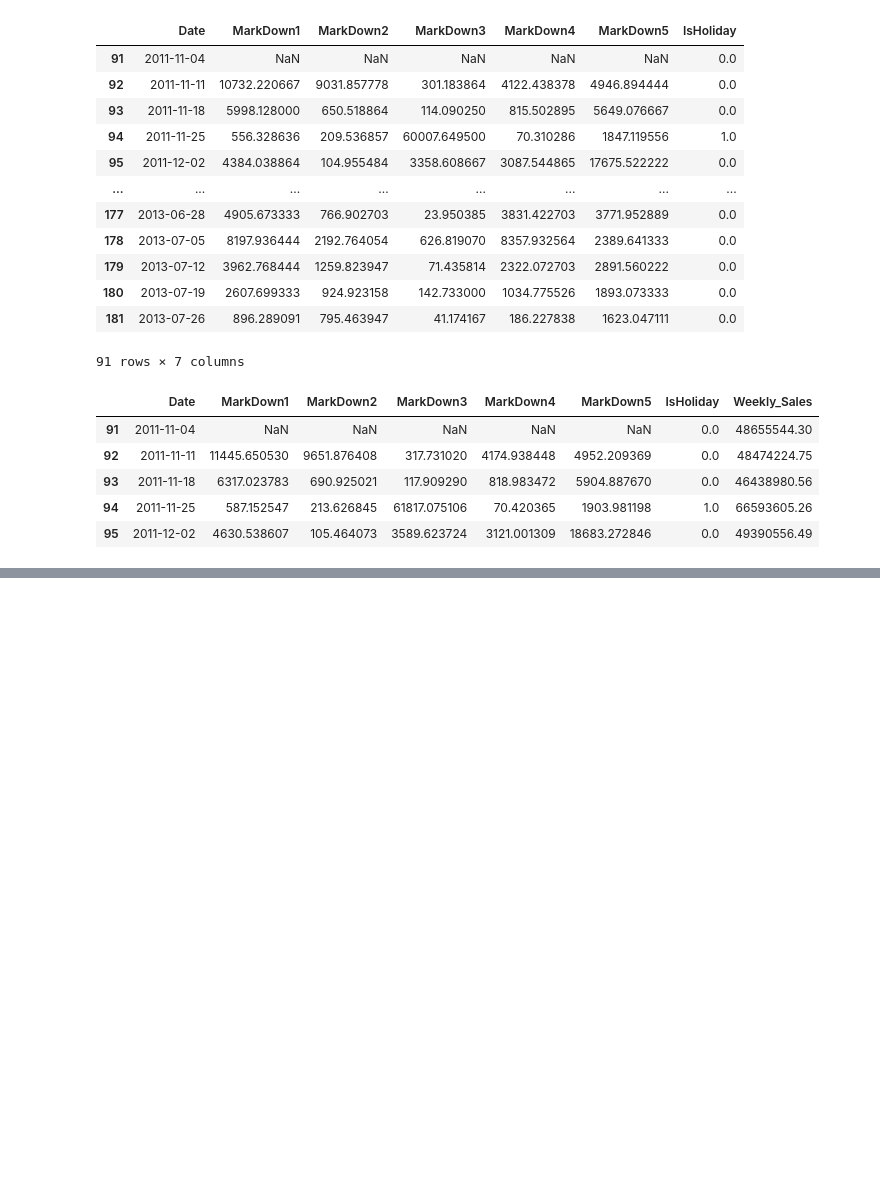
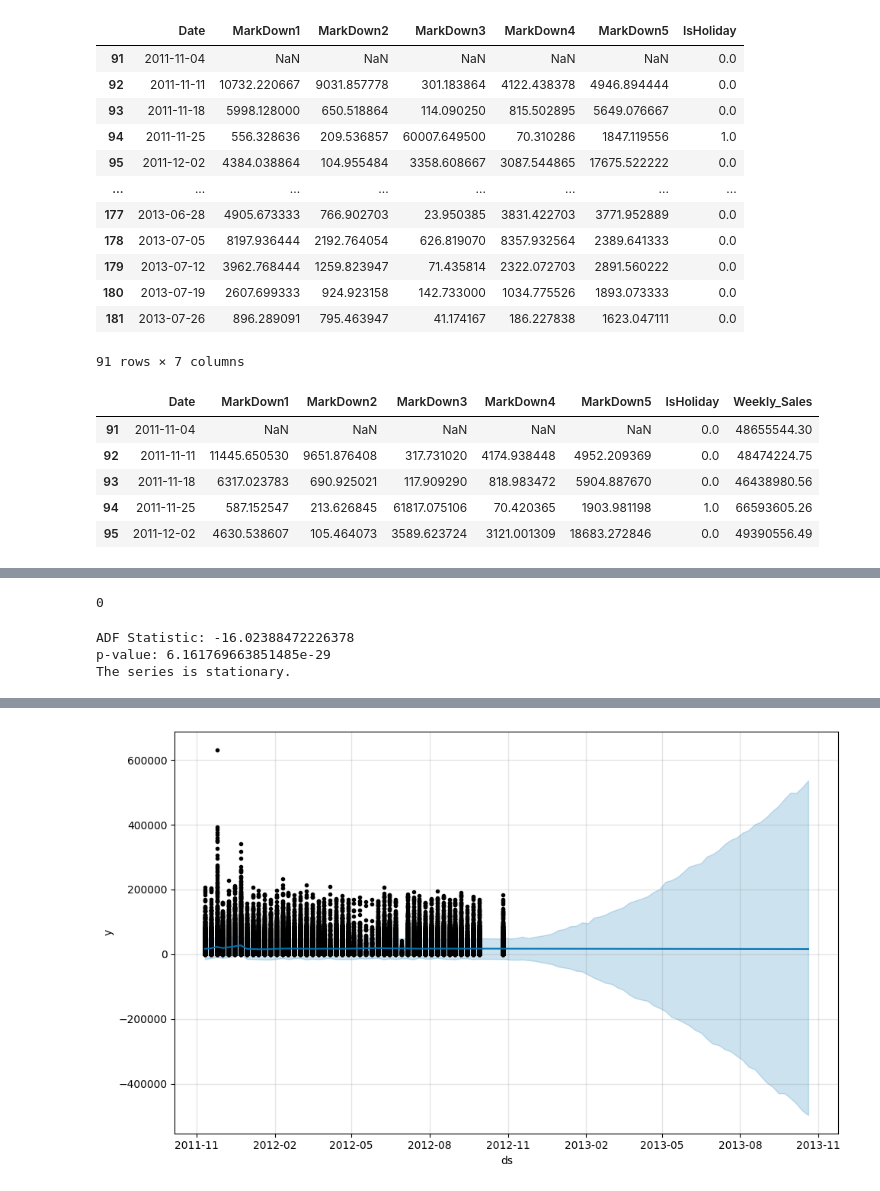
Before and after one commit to tanzhu91/Retail-Data-Analytics, a Jupyter notebook: retail_data_analysis.ipynb, the cells around one changed output, grey strips where cells are left out. Saved outputs shown, nothing was run; the diff lists cells and outputs as text; code cells hidden in the pictures; blank space fills up the shorter version.

Commit message:
added some predictive models

```diff
--- a/retail_data_analysis.ipynb
+++ b/retail_data_analysis.ipynb
@@ -604,0 +620,40 @@ fig2.show()
+# %%
+data['Weekly_Sales'].isna().sum()
+# %% [output]
+0
+# %%
+data['Weekly_Sales'] = pd.to_numeric(data['Weekly_Sales'], errors='coerce')
+#data = data.dropna()
+# %%
+from statsmodels.tsa.stattools import adfuller
+
+result = adfuller(data['Weekly_Sales'])
+print("ADF Statistic:", result[0])
+print("p-value:", result[1])
+
+if result[1] < 0.05:
+    print("The series is stationary.")
+else:
+    print("The series is not stationary.")
+# %% [output]
+ADF Statistic: -16.02388472226378
+p-value: 6.161769663851485e-29
+The series is stationary.
+# %%
+from prophet import Prophet
+
+# Prepare data for Prophet
+prophet_data = data.reset_index()[['Date', 'Weekly_Sales']].rename(columns={'Date': 'ds', 'Weekly_Sales': 'y'})
+
+# Create and fit model
+model = Prophet()
+model.fit(prophet_data)
+
+# Forecast next year
+future = model.make_future_dataframe(periods=52, freq='W')
+forecast = model.predict(future)
+
+# Plot
+model.plot(forecast)
+plt.show()
+# %% [output]
@@ -604,0 +662 @@ fig2.show()
+[figure, added]
```
Also changed, not shown: parts of 10 cells of this notebook.
